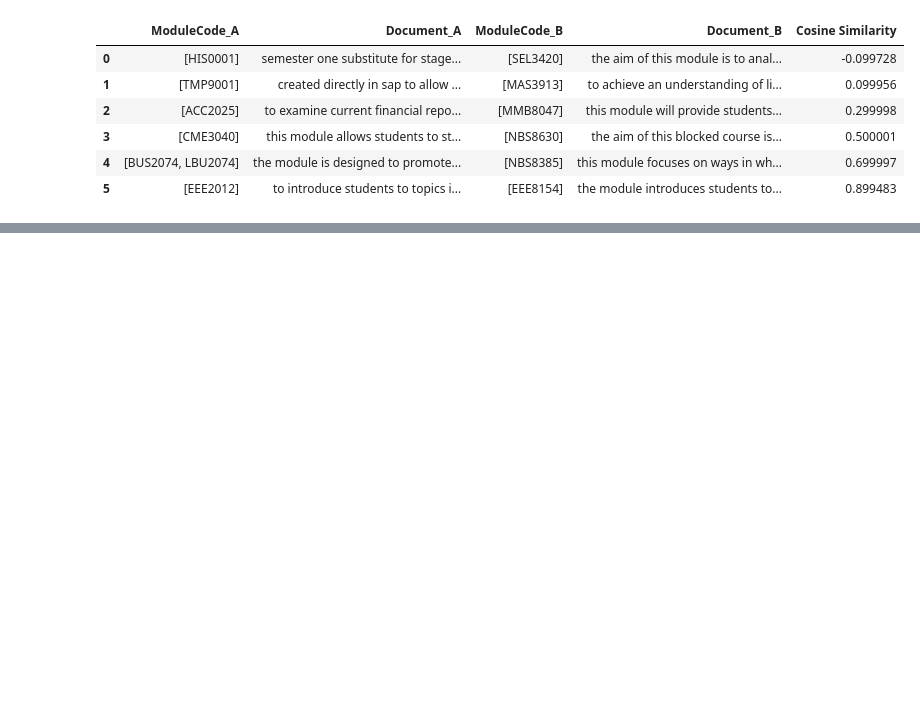
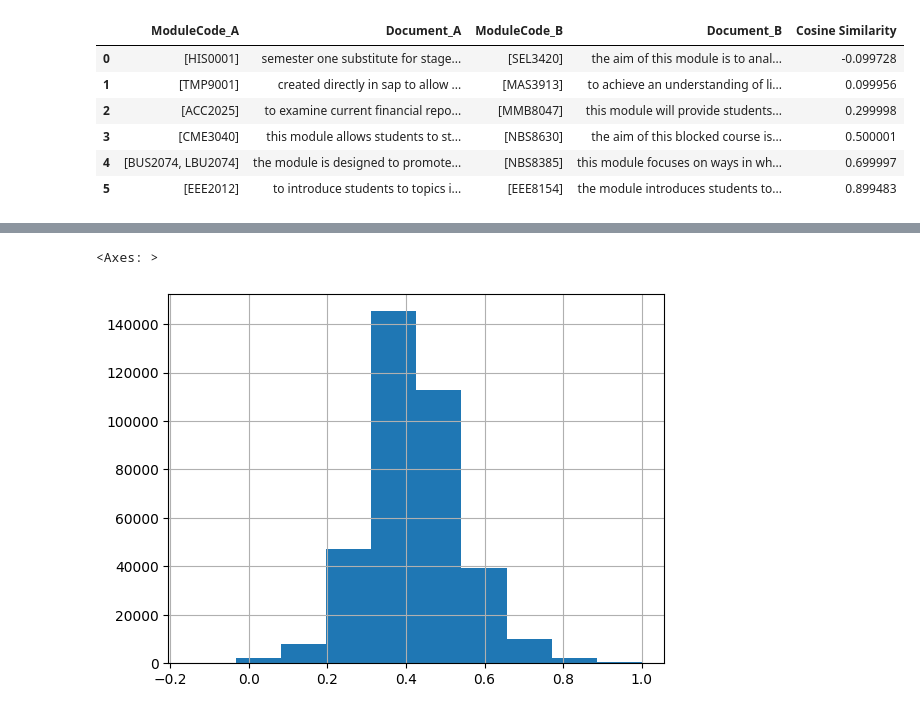
Before and after one commit to lukekaye/sts-university-modules, a Jupyter notebook: notebooks/5.0-lk-bigbird-ct-similarities.ipynb, the cells around one changed output, grey strips where cells are left out. Cells and saved outputs as stored; diff of their text form; code cells hidden in the pictures; blank space fills up the shorter version.

```diff
--- a/notebooks/5.0-lk-bigbird-ct-similarities.ipynb
+++ b/notebooks/5.0-lk-bigbird-ct-similarities.ipynb
@@ -121,0 +154,6 @@ We omit commenting about the documents featured in the comparisons here, but aga
+# %%
+# histogram of cosine similarities
+display(all_similarities.hist())
+# %% [output]
+<Axes: >
+[figure, added]
```
Also changed, not shown: parts of 4 cells of this notebook.
